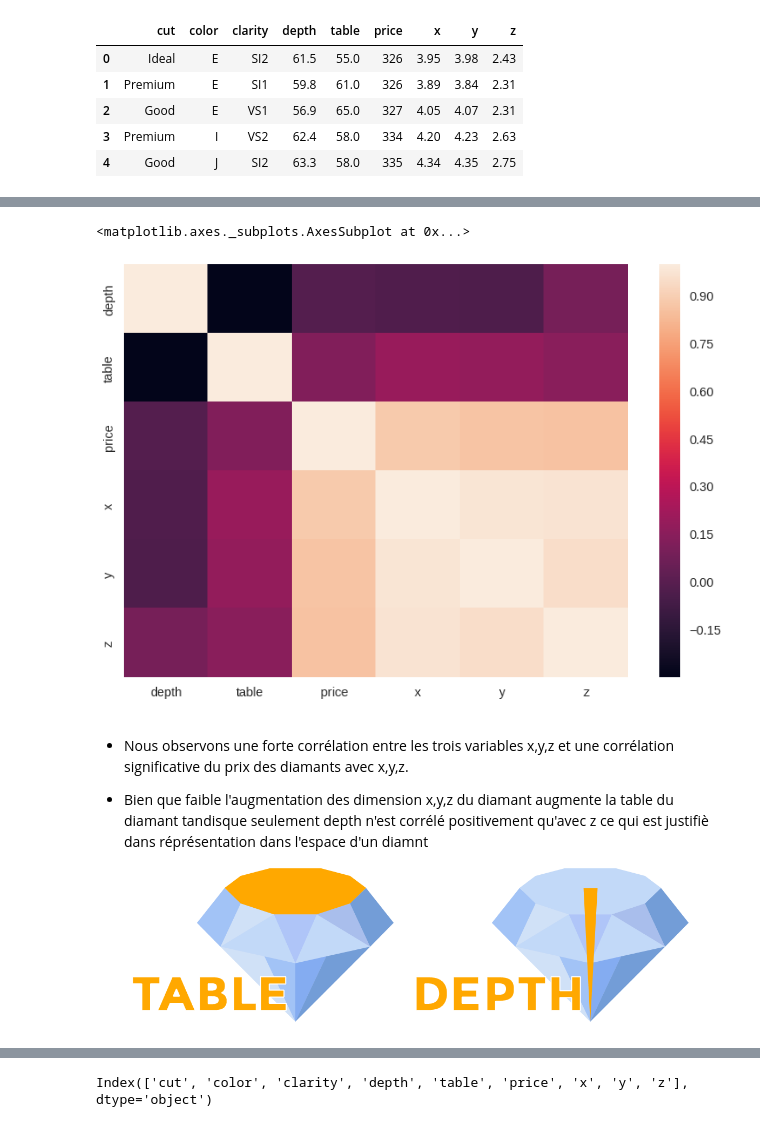
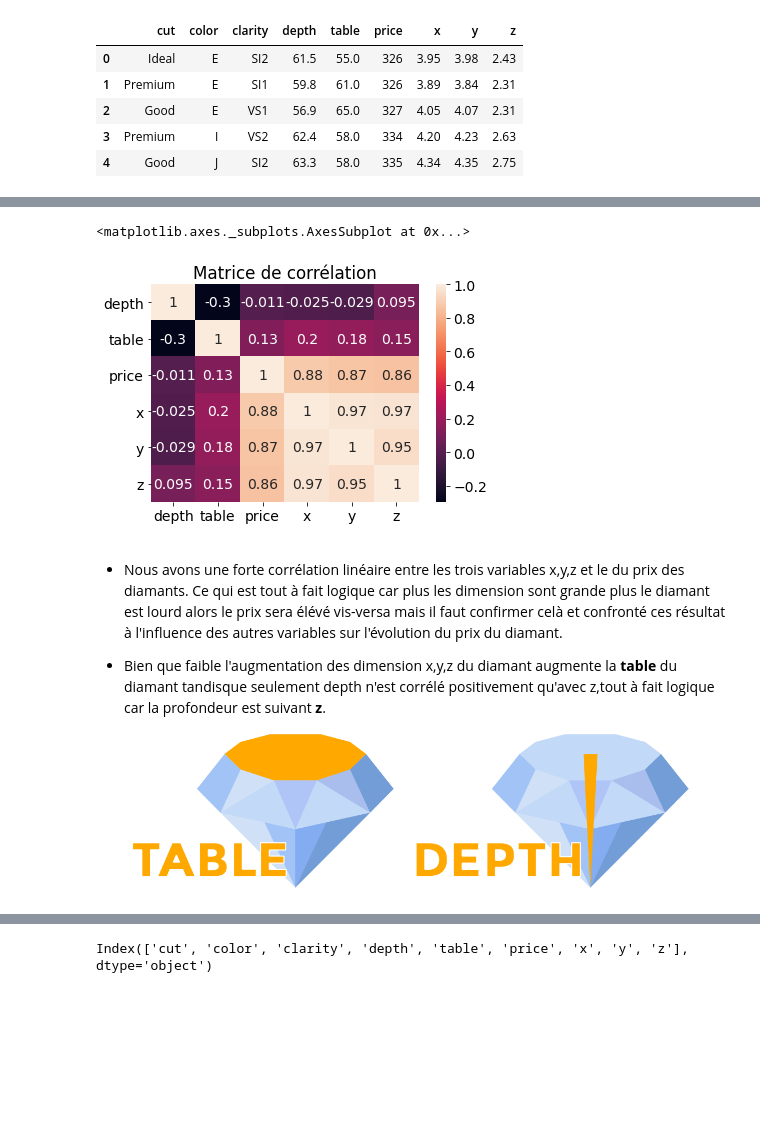
Before and after one commit to SIDIBEMoussa/Simple_training, a Jupyter notebook: Examen_dataviz.ipynb, the cells around one changed output, grey strips where cells are left out. Saved outputs shown, nothing was run; the diff lists cells and outputs as text; code cells hidden in the pictures; blank space fills up the shorter version.

```diff
--- a/Examen_dataviz.ipynb
+++ b/Examen_dataviz.ipynb
@@ -42,16 +33,16 @@ corr
 # %%
 plt.style.use(plt.style.available[10])
-
 plt.rcParams.update({"font.size":14})
-sns.heatmap(corr)
+plt.title("Matrice de corrélation")
+sns.heatmap(corr,annot=True)
 # %% [output]
 <matplotlib.axes._subplots.AxesSubplot at 0x...>
-[figure, old version]
+[figure, new version]
 # %% [markdown]
-*  Nous observons une forte corrélation entre les trois variables x,y,z et une corrélation significative du prix des diamants avec x,y,z.
+*  Nous avons une forte corrélation linéaire entre les trois variables x,y,z et le du prix des diamants. Ce qui est tout à fait logique car plus les dimension sont grande plus le diamant est lourd alors le prix sera élévé vis-versa mais il faut confirmer celà et confronté ces résultat à l'influence des autres variables sur l'évolution du prix du diamant.
 
 
-*   Bien que faible l'augmentation des dimension  x,y,z du diamant augmente la table du diamant tandisque seulement depth n'est corrélé positivement qu'avec z ce qui est justifiè dans réprésentation dans l'espace d'un diamnt
+*   Bien que faible l'augmentation des dimension  x,y,z du diamant augmente la **table** du diamant tandisque seulement depth n'est corrélé positivement qu'avec z,tout à fait logique car la profondeur est suivant **z**.
 
 ![what_is_table_and_depth_0.png](embedded-picture-1)
 # %%
```
Also changed, not shown: parts of 70 cells of this notebook.
